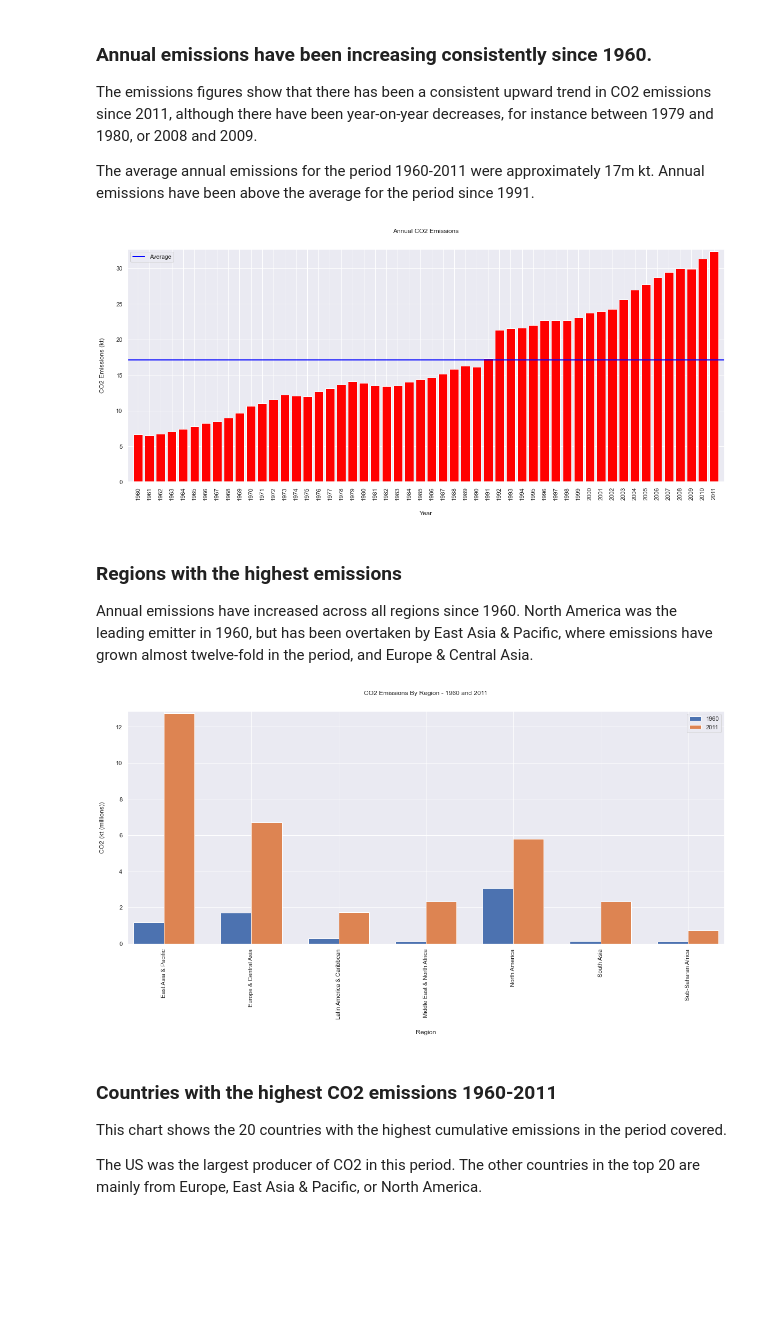
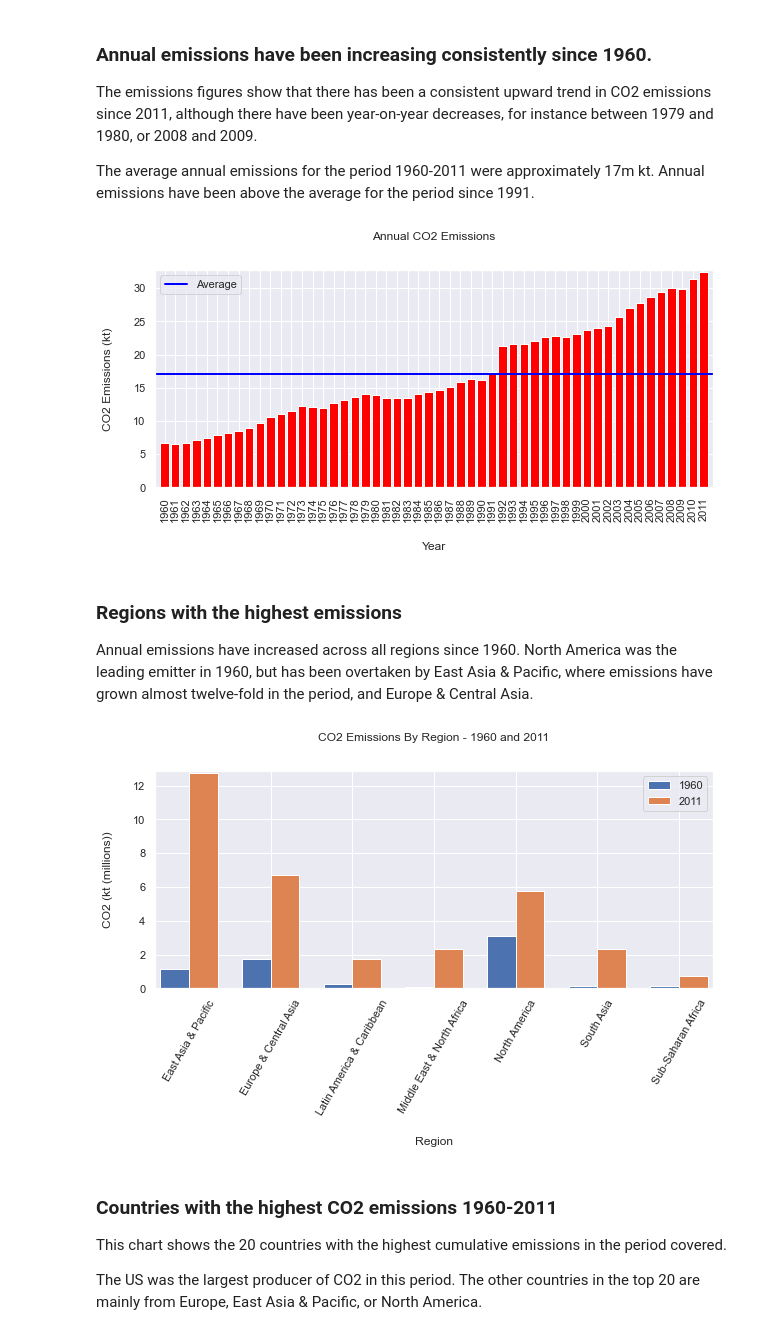
Before and after one commit to mmccrechowicz/mmccrechowicz.github.io, a Jupyter notebook: content/posts/CO2_Emissions.ipynb, the cells around one changed output. Drawn from its saved outputs; the diff is of its cells as text; code cells hidden in the pictures; blank space fills up the shorter version.

```diff
--- a/content/posts/CO2_Emissions.ipynb
+++ b/content/posts/CO2_Emissions.ipynb
@@ -248,17 +250,17 @@ result = pd.read_sql("""select year, sum(CO2_kt) as sum_of_year,
                         from CO2_kt
                         group by year;""", database)
 # %%
-plt.figure(figsize=(20, 8))
+plt.figure(figsize=(10, 4))
 plt.bar(x=result["Year"].astype(str), height=result["sum_of_year"] / 1000000, color='red')
 plt.title("Annual CO2 Emissions", pad = 30)
 plt.xlabel("Year", labelpad=20)
 plt.ylabel("CO2 Emissions (kt)", labelpad=20)
 _ = plt.xticks(rotation = 90, ha = "center")
 plt.axhline((result["sum_of_year"] / 1000000).mean(), color='blue', linewidth=2, label = "Average")
 plt.legend()
 plt.margins(0.01, 0.01)
 # %% [output]
-[figure, old version]
+[figure, new version]
 # %% [markdown]
 ### Regions with the highest emissions
 
@@ -278,7 +280,7 @@ x_2011 = np.arange(len(subset_2011["Region"]))
 y_1960 = subset_1960["SUM(CO2_kt)"] / 1_000_000
 y_2011 = subset_2011["SUM(CO2_kt)"] / 1_000_000
 width = 0.35
-fig, ax = plt.subplots(figsize=(20, 8))
+fig, ax = plt.subplots(figsize=(10, 4))
 rects1 = ax.bar(x_1960 - width/2, y_1960, width, label="1960")
 rects2 = ax.bar(x_2011 + width/2, y_2011, width, label='2011')
 
@@ -286,17 +288,18 @@ rects2 = ax.bar(x_2011 + width/2, y_2011, width, label='2011')
 ax.set_ylabel('CO2 (kt (millions))')
 ax.yaxis.labelpad = 20
 ax.set_xlabel('Region')
+ax.xaxis.labelpad = 20
 
 ax.set_title('CO2 Emissions By Region - 1960 and 2011', pad=30)
 ax.set_xticks(x_1960)
 ax.set_xticklabels(subset_1960["Region"])
 ax.xaxis.labelpad = 20
 ax.legend()
-_ = plt.xticks(rotation = 90, ha = "center")
+_ = plt.xticks(rotation = 60, ha = "center")
 plt.margins(0.01, 0.01)
 plt.show()
 # %% [output]
-[figure, old version]
+[figure, new version]
 # %% [markdown]
 ### Countries with the highest CO2 emissions 1960-2011
 
```
Also changed, not shown: parts of 29 cells of this notebook, 59 other files.
